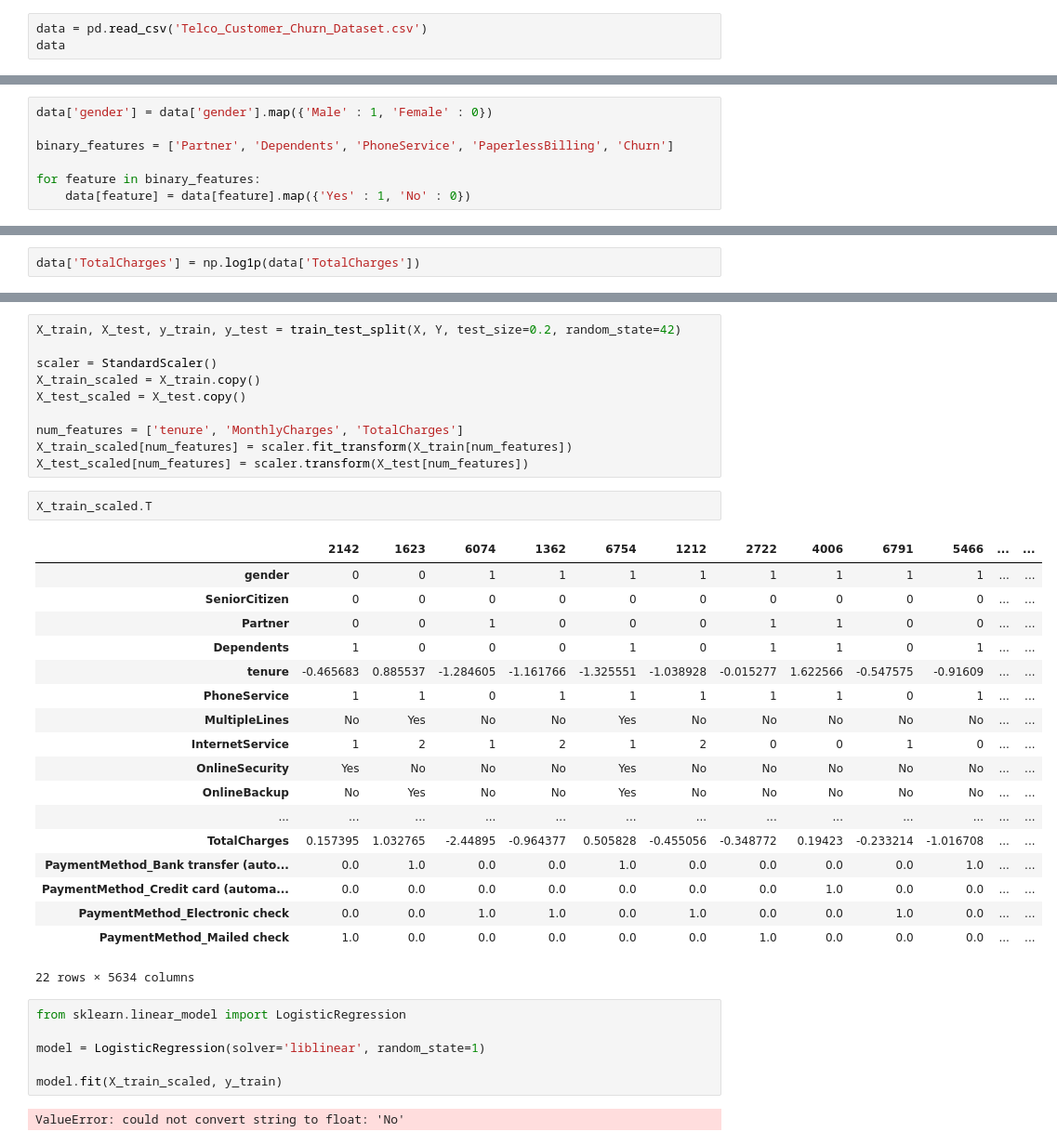
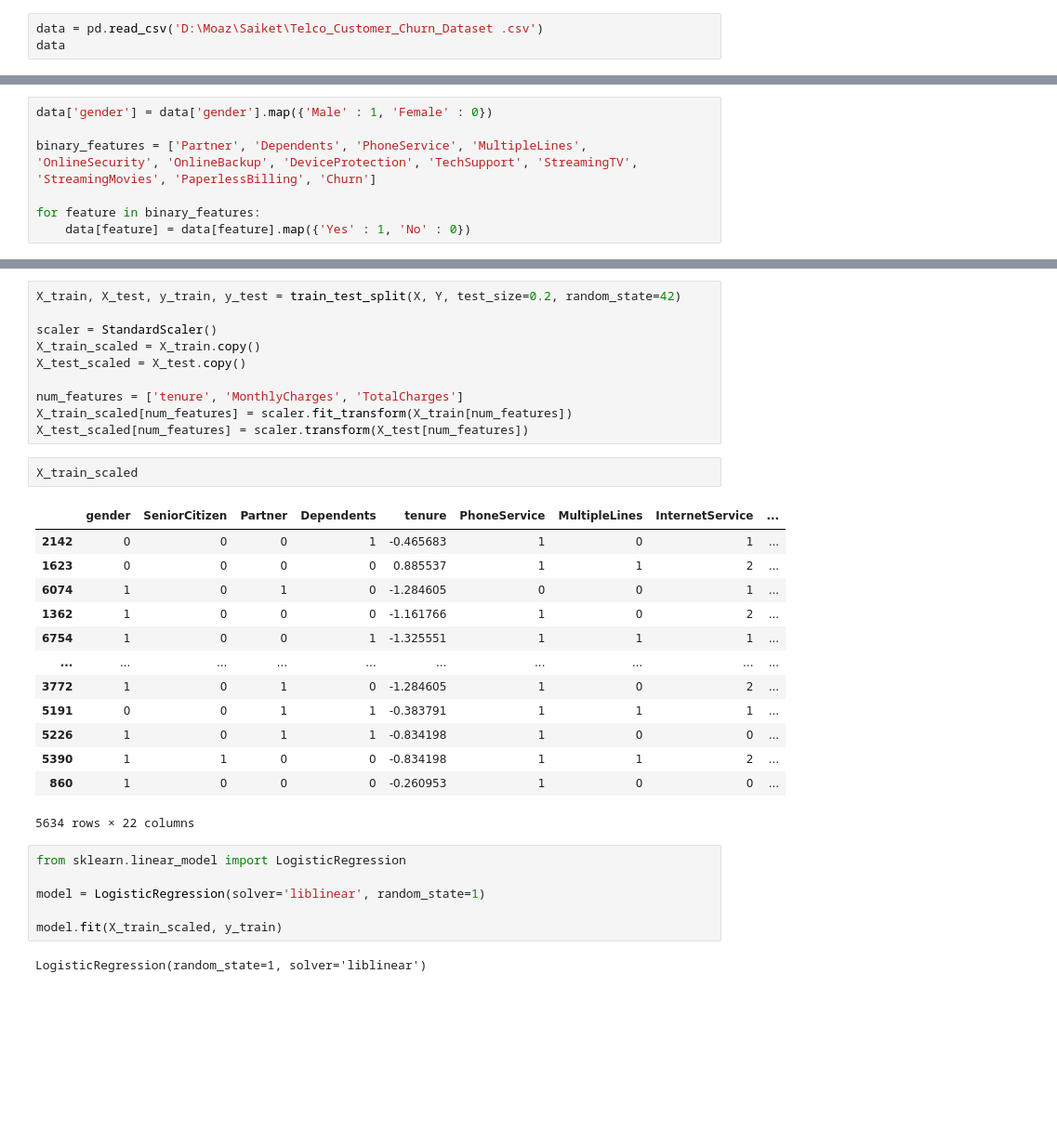
Before and after one commit to Moaz715/Telco_Customer_Churn_Dataset, a Jupyter notebook: telco.ipynb, the cells around one changed output, grey strips where cells are left out. Shown at 93% size. Saved outputs shown, nothing was run; the diff lists cells and outputs as text; blank space fills up the shorter version.

```diff
--- a/telco.ipynb
+++ b/telco.ipynb
@@ -12,5 +11,5 @@ from sklearn.metrics import confusion_matrix, accuracy_score, ConfusionMatrixDis
 # %%
-data = pd.read_csv('Telco_Customer_Churn_Dataset.csv')
+data = pd.read_csv('D:\Moaz\Saiket\Telco_Customer_Churn_Dataset .csv')
 data
 # %% [output]
 |  | customerID | gender | SeniorCitizen | Partner | Dependents | tenure | PhoneService | MultipleLines | ... |
@@ -227,7 +247,7 @@ data2
 # %%
 data['gender'] = data['gender'].map({'Male' : 1, 'Female' : 0})
 
-binary_features = ['Partner', 'Dependents', 'PhoneService', 'PaperlessBilling', 'Churn']
+binary_features = ['Partner', 'Dependents', 'PhoneService', 'MultipleLines', 'OnlineSecurity', 'OnlineBackup', 'DeviceProtection', 'TechSupport', 'StreamingTV', 'StreamingMovies', 'PaperlessBilling', 'Churn']
 
 for feature in binary_features:
     data[feature] = data[feature].map({'Yes' : 1, 'No' : 0})
@@ -397,2 +363,0 @@ TotalCharges appears to be heavily right skewed which will make us need to trans
-# %%
-data['TotalCharges'] = np.log1p(data['TotalCharges'])
@@ -432,26 +375,21 @@ num_features = ['tenure', 'MonthlyCharges', 'TotalCharges']
 X_train_scaled[num_features] = scaler.fit_transform(X_train[num_features])
 X_test_scaled[num_features] = scaler.transform(X_test[num_features])
 # %%
-X_train_scaled.T
+X_train_scaled
 # %% [output]
-|  | 2142 | 1623 | 6074 | 1362 | 6754 | 1212 | 2722 | 4006 | 6791 | 5466 | ... | ... |
-| gender | 0 | 0 | 1 | 1 | 1 | 1 | 1 | 1 | 1 | 1 | ... | ... |
-| SeniorCitizen | 0 | 0 | 0 | 0 | 0 | 0 | 0 | 0 | 0 | 0 | ... | ... |
-| Partner | 0 | 0 | 1 | 0 | 0 | 0 | 1 | 1 | 0 | 0 | ... | ... |
-| Dependents | 1 | 0 | 0 | 0 | 1 | 0 | 1 | 1 | 0 | 1 | ... | ... |
-| tenure | -0.465683 | 0.885537 | -1.284605 | -1.161766 | -1.325551 | -1.038928 | -0.015277 | 1.622566 | -0.547575 | -0.91609 | ... | ... |
-| PhoneService | 1 | 1 | 0 | 1 | 1 | 1 | 1 | 1 | 0 | 1 | ... | ... |
-| MultipleLines | No | Yes | No | No | Yes | No | No | No | No | No | ... | ... |
-| InternetService | 1 | 2 | 1 | 2 | 1 | 2 | 0 | 0 | 1 | 0 | ... | ... |
-| OnlineSecurity | Yes | No | No | No | Yes | No | No | No | No | No | ... | ... |
-| OnlineBackup | No | Yes | No | No | Yes | No | No | No | No | No | ... | ... |
-| ... | ... | ... | ... | ... | ... | ... | ... | ... | ... | ... | ... | ... |
-| TotalCharges | 0.157395 | 1.032765 | -2.44895 | -0.964377 | 0.505828 | -0.455056 | -0.348772 | 0.19423 | -0.233214 | -1.016708 | ... | ... |
-| PaymentMethod_Bank transfer (auto... | 0.0 | 1.0 | 0.0 | 0.0 | 1.0 | 0.0 | 0.0 | 0.0 | 0.0 | 1.0 | ... | ... |
-| PaymentMethod_Credit card (automa... | 0.0 | 0.0 | 0.0 | 0.0 | 0.0 | 0.0 | 0.0 | 1.0 | 0.0 | 0.0 | ... | ... |
-| PaymentMethod_Electronic check | 0.0 | 0.0 | 1.0 | 1.0 | 0.0 | 1.0 | 0.0 | 0.0 | 1.0 | 0.0 | ... | ... |
-| PaymentMethod_Mailed check | 1.0 | 0.0 | 0.0 | 0.0 | 0.0 | 0.0 | 1.0 | 0.0 | 0.0 | 0.0 | ... | ... |
+|  | gender | SeniorCitizen | Partner | Dependents | tenure | PhoneService | MultipleLines | InternetService | ... |
+| 2142 | 0 | 0 | 0 | 1 | -0.465683 | 1 | 0 | 1 | ... |
+| 1623 | 0 | 0 | 0 | 0 | 0.885537 | 1 | 1 | 2 | ... |
+| 6074 | 1 | 0 | 1 | 0 | -1.284605 | 0 | 0 | 1 | ... |
+| 1362 | 1 | 0 | 0 | 0 | -1.161766 | 1 | 0 | 2 | ... |
+| 6754 | 1 | 0 | 0 | 1 | -1.325551 | 1 | 1 | 1 | ... |
+| ... | ... | ... | ... | ... | ... | ... | ... | ... | ... |
+| 3772 | 1 | 0 | 1 | 0 | -1.284605 | 1 | 0 | 2 | ... |
+| 5191 | 0 | 0 | 1 | 1 | -0.383791 | 1 | 1 | 1 | ... |
+| 5226 | 1 | 0 | 1 | 1 | -0.834198 | 1 | 0 | 0 | ... |
+| 5390 | 1 | 1 | 0 | 0 | -0.834198 | 1 | 1 | 2 | ... |
+| 860 | 1 | 0 | 0 | 0 | -0.260953 | 1 | 0 | 0 | ... |
-22 rows × 5634 columns
+5634 rows × 22 columns
 # %%
 from sklearn.linear_model import LogisticRegression
 
@@ -459,7 +397,7 @@ model = LogisticRegression(solver='liblinear', random_state=1)
 
 model.fit(X_train_scaled, y_train)
 # %% [output]
-ValueError: could not convert string to float: 'No'
+LogisticRegression(random_state=1, solver='liblinear')
 # %%
 model.coef_
 # %% [output]
```
Also changed, not shown: parts of 20 cells of this notebook.
